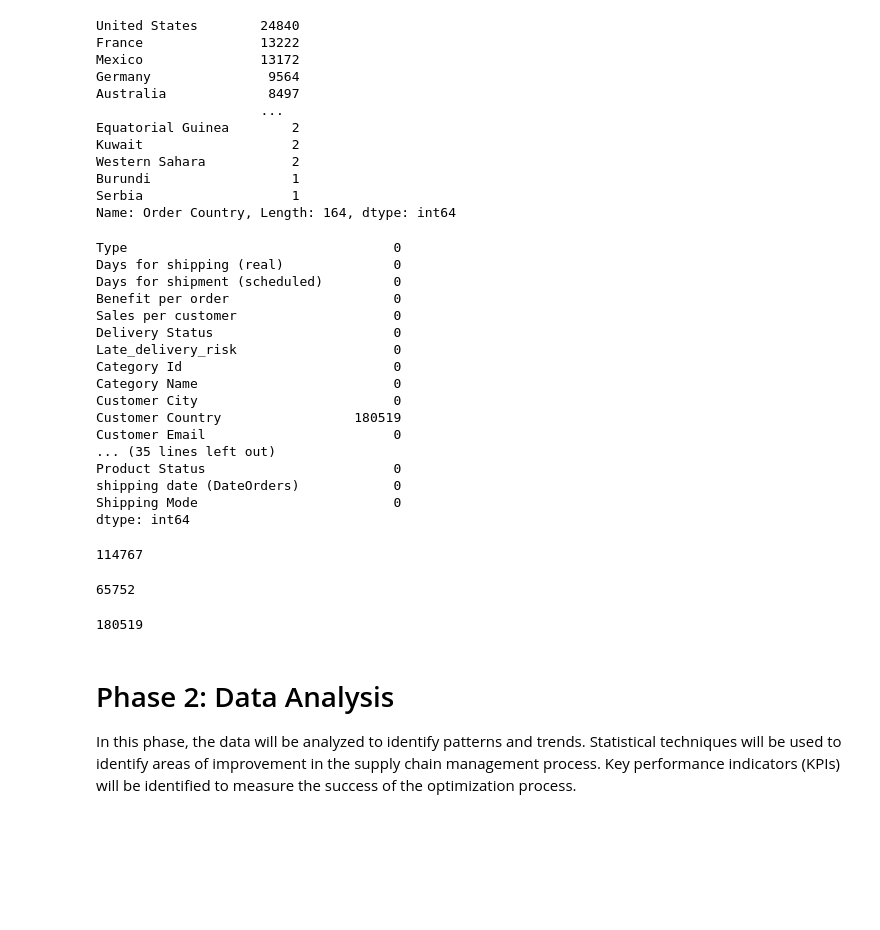
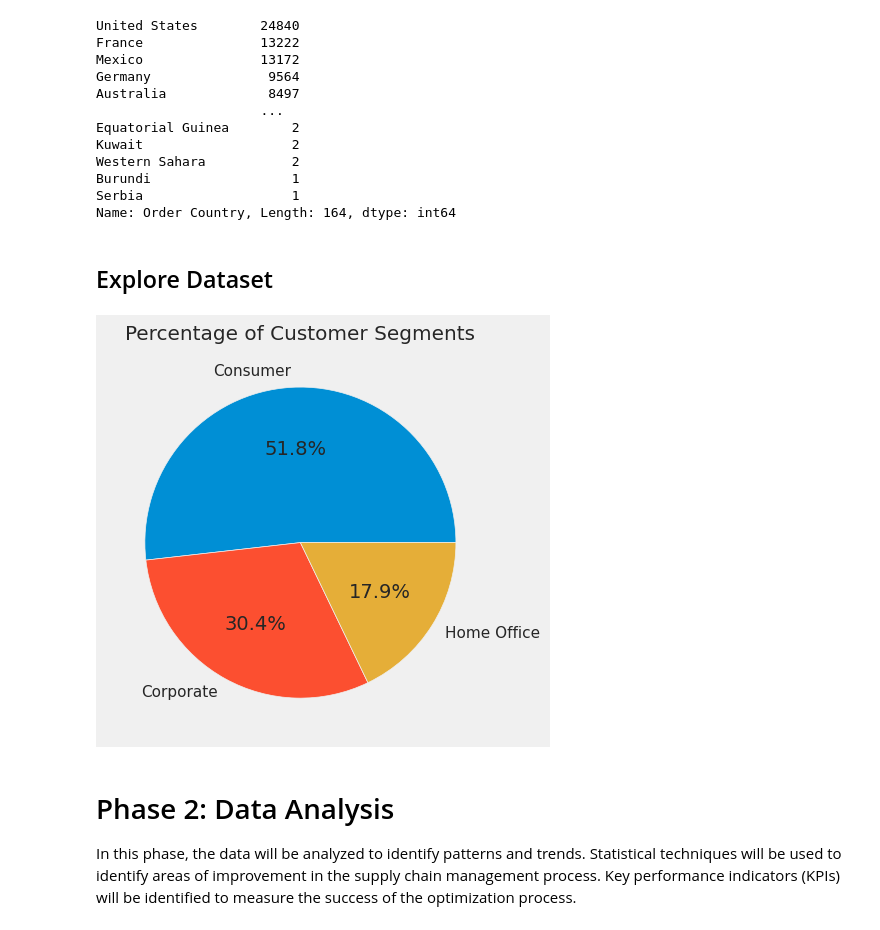
Before and after one commit to azamaufar/supplychainDA, a Jupyter notebook: EDA_Supply_Chain_Data.ipynb, the cells around one changed output. Cells and saved outputs as stored; diff of their text form; code cells hidden in the pictures; blank space fills up the shorter version.

Commit message:
explore some data

```diff
--- a/EDA_Supply_Chain_Data.ipynb
+++ b/EDA_Supply_Chain_Data.ipynb
@@ -22,6 +22,7 @@ Import necessary library
 import numpy as np
 import pandas as pd
 import matplotlib.pyplot as plt
+plt.style.use('ggplot')
 import seaborn as sns
 import datetime as dt
 from statistics import mode
@@ -274,43 +254,19 @@ Western Sahara           2
 Burundi                  1
 Serbia                   1
 Name: Order Country, Length: 164, dtype: int64
-# %%
-# Check for missing values
-print(df.isnull().sum())
-# %% [output]
-Type                                  0
-Days for shipping (real)              0
-Days for shipment (scheduled)         0
-Benefit per order                     0
-Sales per customer                    0
-Delivery Status                       0
-Late_delivery_risk                    0
-Category Id                           0
-Category Name                         0
-Customer City                         0
-Customer Country                 180519
-Customer Email                        0
-... (35 lines left out)
-Product Status                        0
-shipping date (DateOrders)            0
-Shipping Mode                         0
-dtype: int64
-# %%
-# Check for duplicate order IDs
-print(df['Order Id'].duplicated().sum())
-# %% [output]
-114767
-# %%
-
-# Count the number of unique order IDs
-print(df['Order Id'].nunique())
-# %% [output]
-65752
-# %%
-# Compare with the total number of rows in the dataset
-print(len(df))
-# %% [output]
-180519
+# %% [markdown]
+## Explore Dataset
+# %%
+#Percentage of customers segments
+segment_counts = df.groupby('Customer Segment')['Customer Id'].count()
+
+# plot a pie chart
+plt.pie(segment_counts, labels=segment_counts.index, autopct='%1.1f%%')
+plt.style.use('ggplot')
+plt.title('Percentage of Customer Segments')
+plt.show()
+# %% [output]
+[figure, added]
 # %% [markdown]
 # Phase 2: Data Analysis
 In this phase, the data will be analyzed to identify patterns and trends. Statistical techniques will be used to identify areas of improvement in the supply chain management process. Key performance indicators (KPIs) will be identified to measure the success of the optimization process.
```
Also changed, not shown: parts of 2 cells of this notebook, 2 other files.
